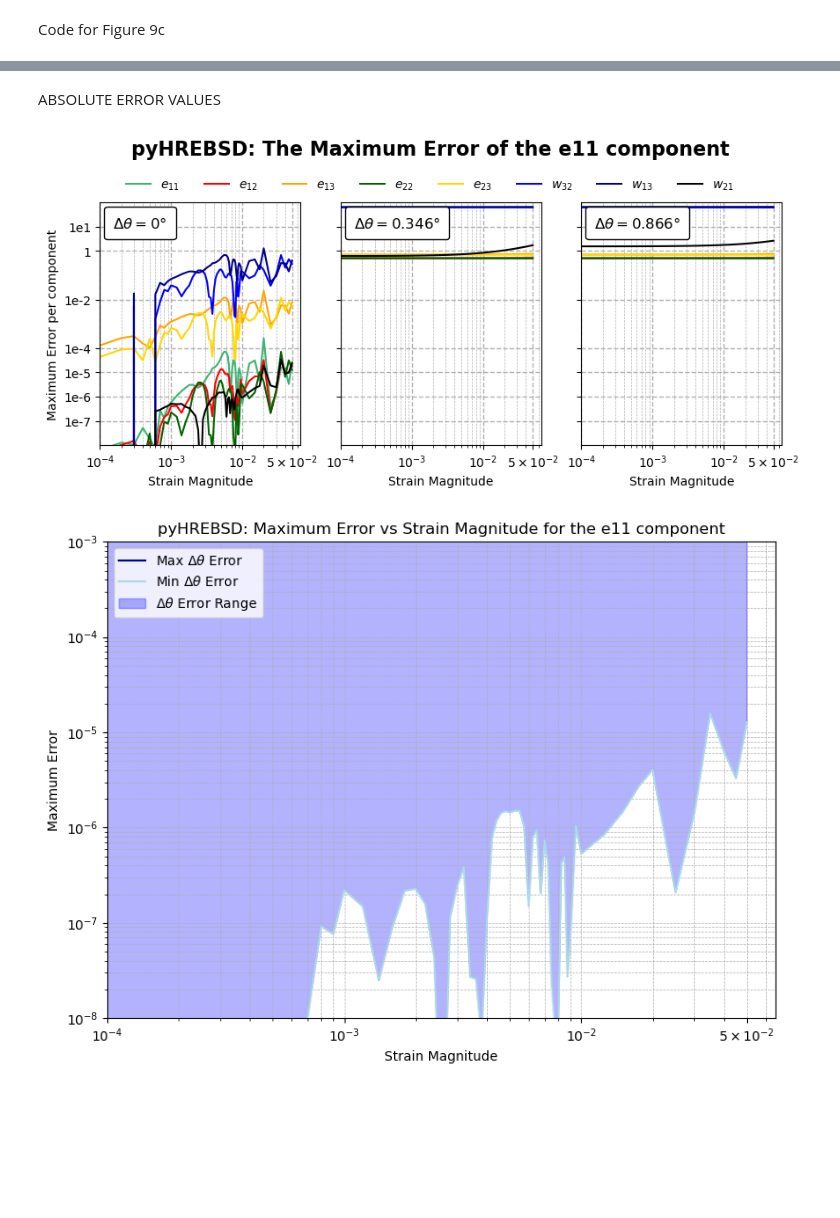
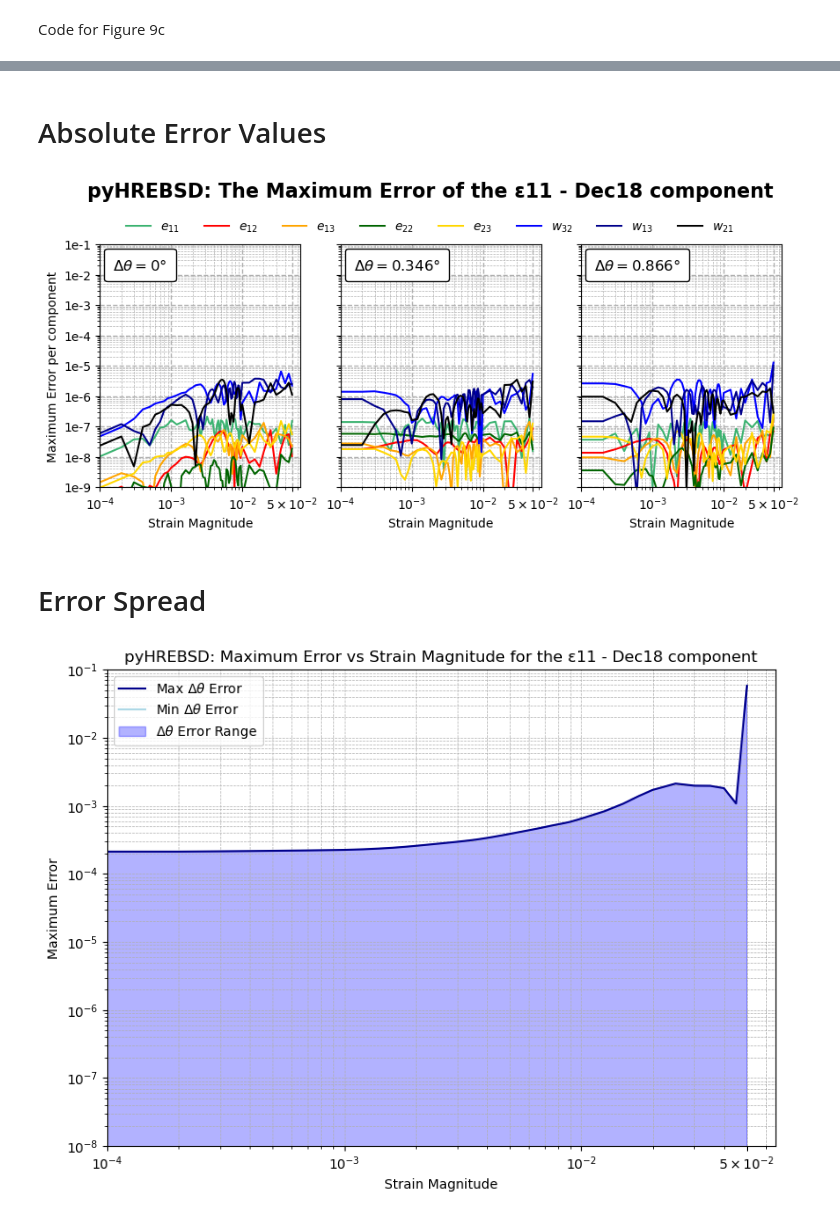
Before and after one commit to crestienne/IDIC-HREBSD, a Jupyter notebook: ReadingPyHREBSDFiles.ipynb, the cells around one changed output, grey strips where cells are left out. Saved outputs shown, nothing was run; the diff lists cells and outputs as text; code cells hidden in the pictures; blank space fills up the shorter version.

Commit message:
Updated F to strain code, results now match the expected accuracy

```diff
--- a/ReadingPyHREBSDFiles.ipynb
+++ b/ReadingPyHREBSDFiles.ipynb
@@ -26,18 +30,16 @@ Before you can read in the file make sure that the line DATA BEGIN is commented
 # %%
 #EMEBSD version
 #file that contains all of the deformation gradient data exported from Al_results visulalization
-filename = '/Users/crestiennedechaine/Scripts/DIC-HREBSD/DIC-HREBSD/results/E11_Dec22025_20251203_092348/E11_homographies_Dec22025.npy'
+filename = '/Users/crestiennedechaine/Scripts/DIC-HREBSD/DIC-HREBSD/results/E11_Dec142025_npyfiles/E11_homographies_Dec142025.npy'
 
 strain = True #set to True for strain version, False for w version
 
 # ----------- Code for reading in the inputted values ------------
-Testcasesfilename = '/Users/crestiennedechaine/Scripts/DIC-HREBSD/DIC-HREBSD/Inputs/Altering_e11.csv'
-
+Testcasesfilename = '/Users/crestiennedechaine/Scripts/DIC-HREBSD/DIC-HREBSD/Inputs/CSV files/Altering_e11.csv'
 Rows = 6
 Columns = 58
 
-componentname = 'e11'
-
-foldername = f'/Users/crestiennedechaine/Scripts/DIC-HREBSD/DIC-HREBSD/results/{componentname}_pyHREBSD_dec32025/'
+componentname = 'ε11 - Dec18'
+foldername = f'/Users/crestiennedechaine/Scripts/DIC-HREBSD/DIC-HREBSD/results/{componentname}_pyHREBSD_Dec182025/'
 
 os.makedirs(foldername, exist_ok=True)
@@ -60,5 +60,10 @@ h32 = h[:, 7]
 
 #restack h in row major order
 h_calc = np.stack((h11, h12, h13, h21, h22, h23, h31, h32), axis=1)
-F = conversions.h2F_CDmod(h_calc, np.array([0, 0, 800]))
+
+
+F = conversions.h2F(h_calc, np.array([0, 0, 800]))
+
+#pring F shape
+print(F.shape)
 epsilon, omega = conversions.F2strain(F)
@@ -341,5 +370,5 @@ plt.show()
 # %% [markdown]
-ABSOLUTE ERROR VALUES
+# Absolute Error Values
 # %%
 #combine all absolute errors into a single array
 absolute_errors = np.stack((e11_abs_error,
@@ -396,7 +425,7 @@ for ax_idx, row in enumerate(rows):
         else:
             ax[ax_idx].loglog(x_axis, y, linestyle='-', color=color_map[comp])
 
-    ax[ax_idx].set_ylim(1e-8, 100)
+    ax[ax_idx].set_ylim(1e-9, 1e-1)
     if strain:
         ax[ax_idx].set_xlabel("Strain Magnitude")
     else:
@@ -438,9 +467,9 @@ for ax_idx, row in enumerate(rows):
     else:
         ax[ax_idx].set_xticks([0.1, 1, 10])
         ax[ax_idx].set_xticklabels(['0.1', '1', '10'])
-    ax[ax_idx].set_yticks([1e-7, 1e-6, 1e-5, 1e-4, 1e-2, 1, 1e1])
+    ax[ax_idx].set_yticks([1e-9, 1e-8, 1e-7, 1e-6, 1e-5, 1e-4, 1e-3, 1e-2, 1e-1])
     if ax_idx == 0:
-        ax[ax_idx].set_yticklabels(['1e-7', '1e-6', '1e-5', '1e-4', '1e-2', '1', '1e1'])
+        ax[ax_idx].set_yticklabels(['1e-9', '1e-8', '1e-7', '1e-6', '1e-5', '1e-4', '1e-3', '1e-2', '1e-1'])
     # (y ticklabels already set/hidden above)
 
 fig.suptitle(f"pyHREBSD: The Maximum Error of the {componentname} component", fontsize=16, fontweight='bold', y=0.98)
@@ -452,7 +481,9 @@ plt.subplots_adjust(top=0.80)
 plt.savefig(f'{foldername}/MaxErrorpercomponent_altering_{componentname}.png', dpi=300)
 plt.show()
 # %% [output]
-[figure, old version]
+[figure, new version]
+# %% [markdown]
+# Error Spread
 # %%
 #plot min and max evm error against disorientation angle
 plt.figure(figsize=(8,6))
@@ -461,37 +492,37 @@ if strain:
     plt.loglog(x_axis, max_of_max_absolute_errors, linestyle='-', label=rf'Max $\Delta \theta$ Error', color='darkblue')
     plt.loglog(x_axis, min_of_min_absolute_errors, linestyle='-', label=rf'Min $\Delta \theta$ Error', color='lightblue')
     plt.fill_between(x_axis, min_of_min_absolute_errors, max_of_max_absolute_errors, color='blue', alpha=0.3, label=rf'$\Delta \theta$ Error Range')
-    plt.ylim(1e-8, 1e-3)
+    plt.ylim(1e-8, 1e-1)
 
 else:
     plt.loglog(x_axis, max_of_max_absolute_errors, linestyle='-', label='Max $ε_{vm}$ Error', color='darkblue')
     plt.loglog(x_axis, min_of_min_absolute_errors, linestyle='-', label='Min $ε_{vm}$ Error', color='lightblue')
     plt.fill_between(x_axis, min_of_min_absolute_errors, max_of_max_absolute_errors, color='blue', alpha=0.3, label='$ε_{vm}$ Error Range')
-    plt.ylim(1e-8, 1e-3)
+    plt.ylim(1e-8, 1e-1)
 
 if strain:
     plt.xlabel('Strain Magnitude')
 else:
     plt.xlabel("Disorientation Angle, Δθ (degrees)")
 plt.ylabel("Maximum Error")
 
 if strain:
     plt.title(f"pyHREBSD: Maximum Error vs Strain Magnitude for the {componentname} component")
 else:
     plt.title(f"pyHREBSD: Maximum Error vs Disorientation Angle for the {componentname} component")
 plt.legend()
 plt.grid(which='both', axis='both', linestyle='--', linewidth=0.5)
 
 if strain:
         plt.xticks([1e-4, 1e-3, 1e-2, 5e-2], [r'$10^{-4}$', r'$10^{-3}$', r'$10^{-2}$', r'$5 \times 10^{-2}$'])
 else:
     plt.xticks([0.1, 1, 10, 14], ['0.1', '1', '10', '14'])
 
 plt.tight_layout()
 
 #save the plot
 plt.savefig(f'{foldername}/ErrorRange_for_{componentname}.png')
 
 plt.show()
 # %% [output]
-[figure, old version]
+[figure, new version]
```
Also changed, not shown: parts of 14 cells of this notebook, 1 other file.
